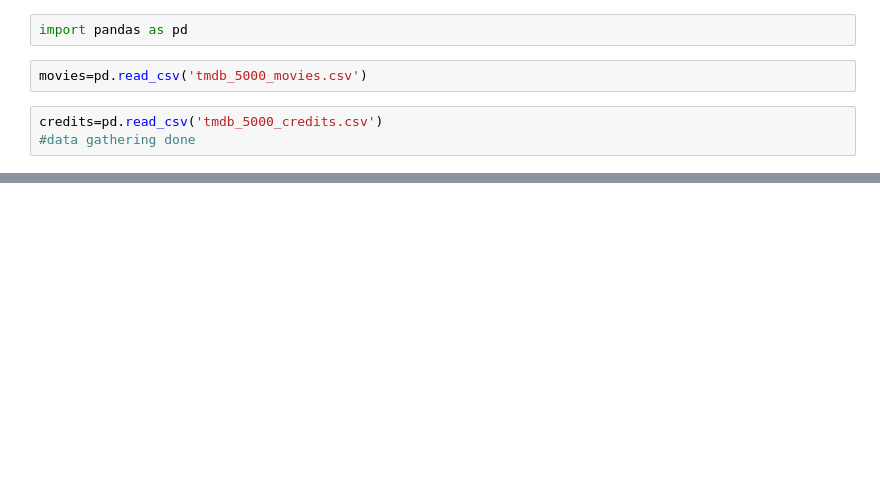
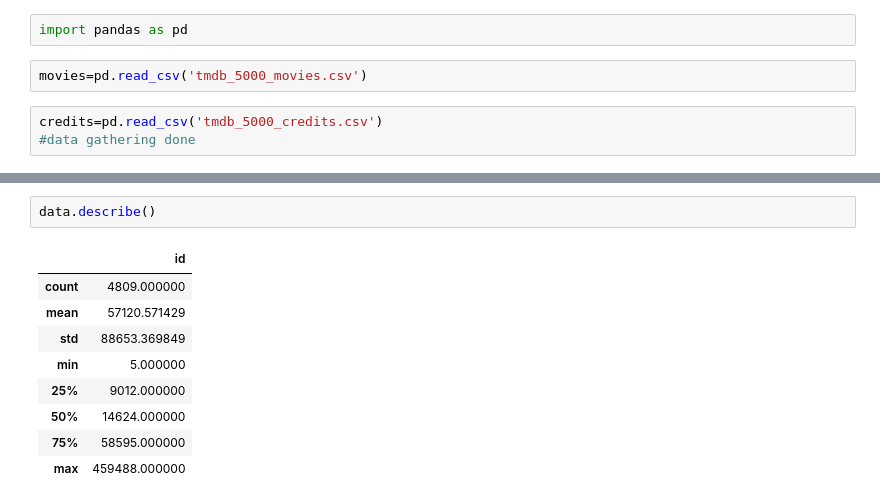
Before and after one commit to yadavanju23/movie_recommendation, a Jupyter notebook: movie.ipynb, the cells around one changed output, grey strips where cells are left out. Saved outputs shown, nothing was run; the diff lists cells and outputs as text; blank space fills up the shorter version.

```diff
--- a/movie.ipynb
+++ b/movie.ipynb
@@ -15,0 +79,12 @@ movies.head(3)
+# %%
+data.describe()
+# %% [output]
+|  | id |
+| count | 4809.000000 |
+| mean | 57120.571429 |
+| std | 88653.369849 |
+| min | 5.000000 |
+| 25% | 9012.000000 |
+| 50% | 14624.000000 |
+| 75% | 58595.000000 |
+| max | 459488.000000 |
```
Also changed, not shown: parts of 25 cells of this notebook.
